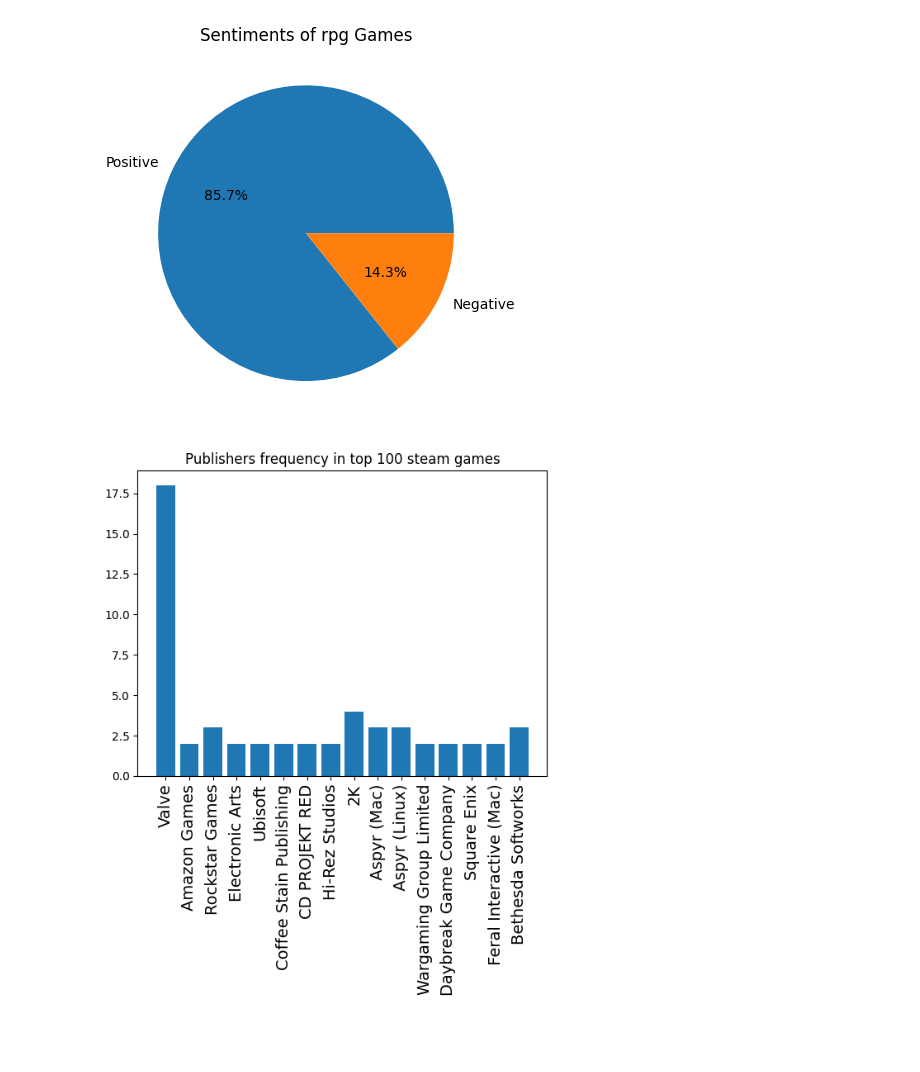
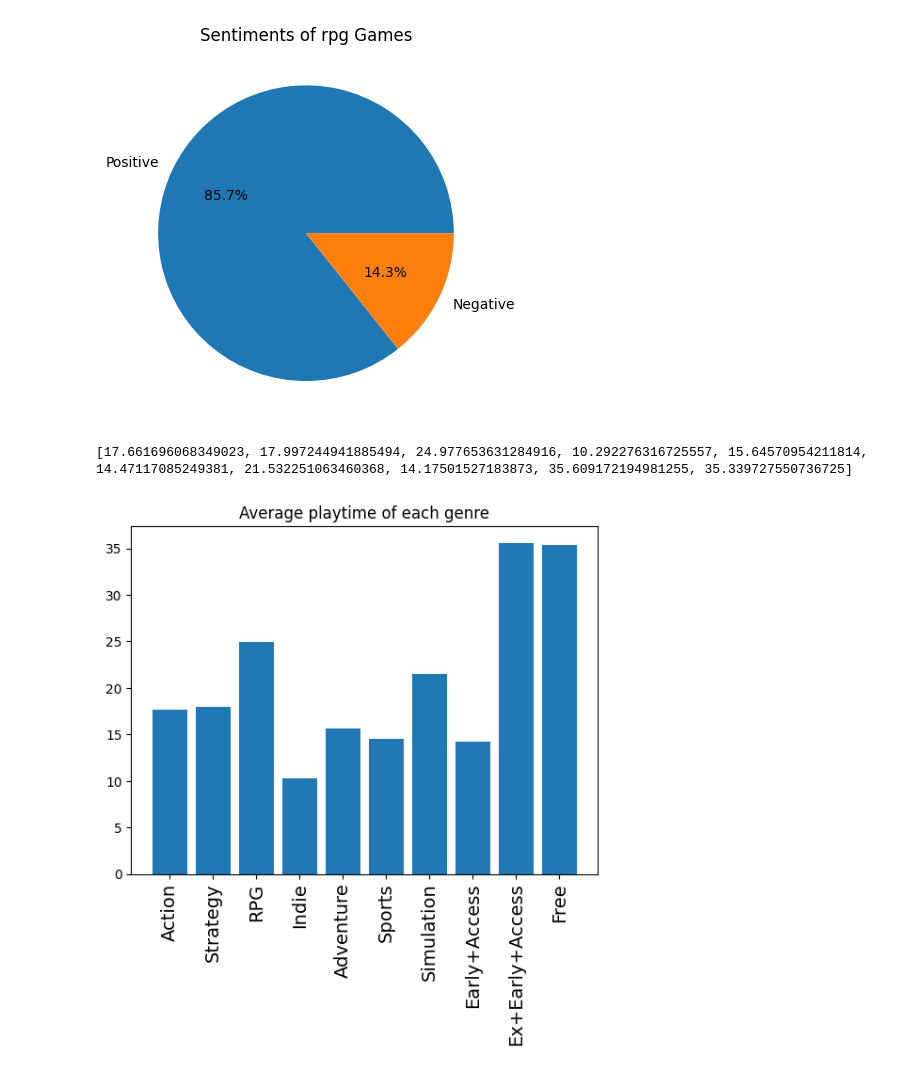
Before and after one commit to PatrickFDoyle/cse314-project-Farley-Doyle, a Jupyter notebook: presentation.ipynb, the cells around one changed output. Drawn from its saved outputs; the diff is of its cells as text; code cells hidden in the pictures; blank space fills up the shorter version.

Commit message:
graphPlaytimeOfGenres is working

```diff
--- a/presentation.ipynb
+++ b/presentation.ipynb
@@ -8,8 +8,8 @@ m.ReceptionByGenre("action")
 m.ReceptionByGenre("rpg")
 # %% [output]
 [figure]
-# %%
-games=m.Top100()
-m.PublisherGraph(games)
-# %% [output]
-[figure, removed]
+# %%
+m.graphPlaytimeOfGenres()
+# %% [output]
+[17.661696068349023, 17.997244941885494, 24.977653631284916, 10.292276316725557, 15.64570954211814, 14.47117085249381, 21.532251063460368, 14.17501527183873, 35.609172194981255, 35.339727550736725]
+[figure, added]
```
Also changed, not shown: 1 other file.
